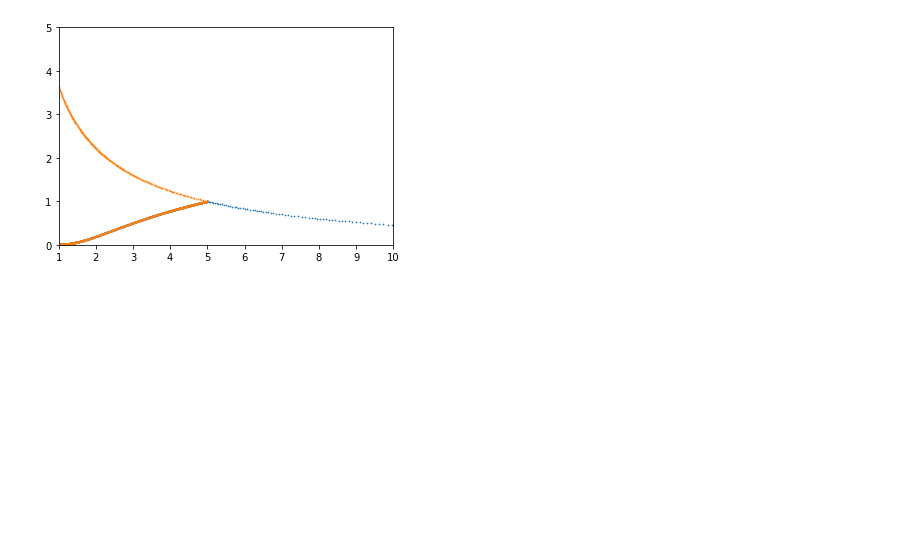
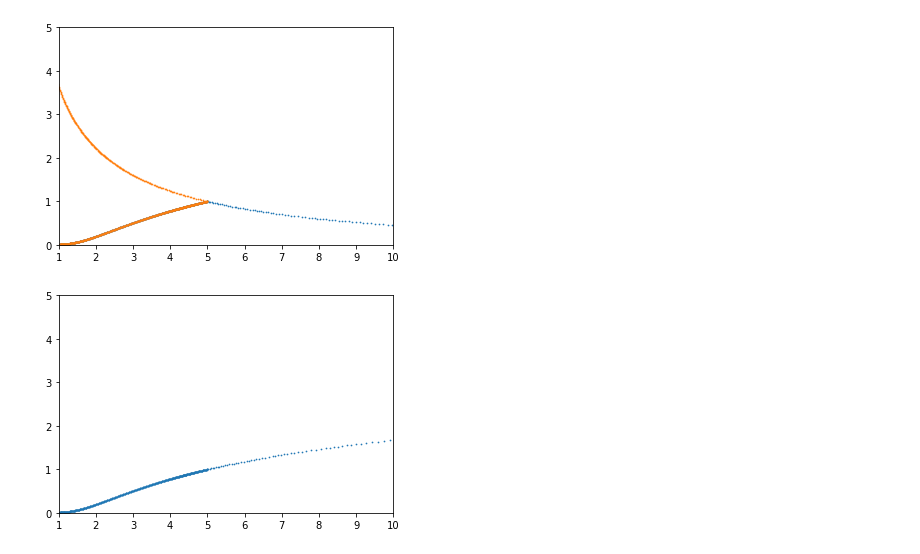
Before and after one commit to bnevs88/neutrino-winds, a Jupyter notebook: neutrino-winds/DE_Solver.ipynb, the cells around one changed output. Drawn from its saved outputs; the diff is of its cells as text; code cells hidden in the pictures; blank space fills up the shorter version.

```diff
--- a/neutrino-winds/DE_Solver.ipynb
+++ b/neutrino-winds/DE_Solver.ipynb
@@ -364,7 +364,7 @@ def findV0(lowerguess,upperguess,dv,maxprecision,itermax,xrange,urange):
     print("Upper bound on v0: ",upper)
     print("Estimated v0: ",(lower+upper)/2)
     print("Estimated error: ",(upper-lower)/2)
-    return 0
+    return (lower+upper)/2
 # %%
 makePlots(.001,.01,.0005,True,20,5);
 # %% [output]
@@ -374,13 +374,17 @@ makePlots(.001,.01,.0005,False,10,5);
 # %% [output]
 [figure]
 # %%
-findV0(.004,.006,.001,1e-10,10000,10,5);
+v0avg=findV0(.004,.006,.001,1e-10,10000,10,5)
 # %% [output]
 Lower bound on v0:  0.005086767017841339
 Upper bound on v0:  0.005086783051490783
 Estimated v0:  0.005086775034666062
 Estimated error:  8.016824721863297e-09
 [figure]
+# %%
+makePlot(v0avg,True,10,5);
+# %% [output]
+[figure, added]
 # %%
 #Testing the CoupledRungeKuttaStep function with a known DE
 #It works as expected
```
Also changed, not shown: parts of 1 cell of this notebook, 1 other file.
